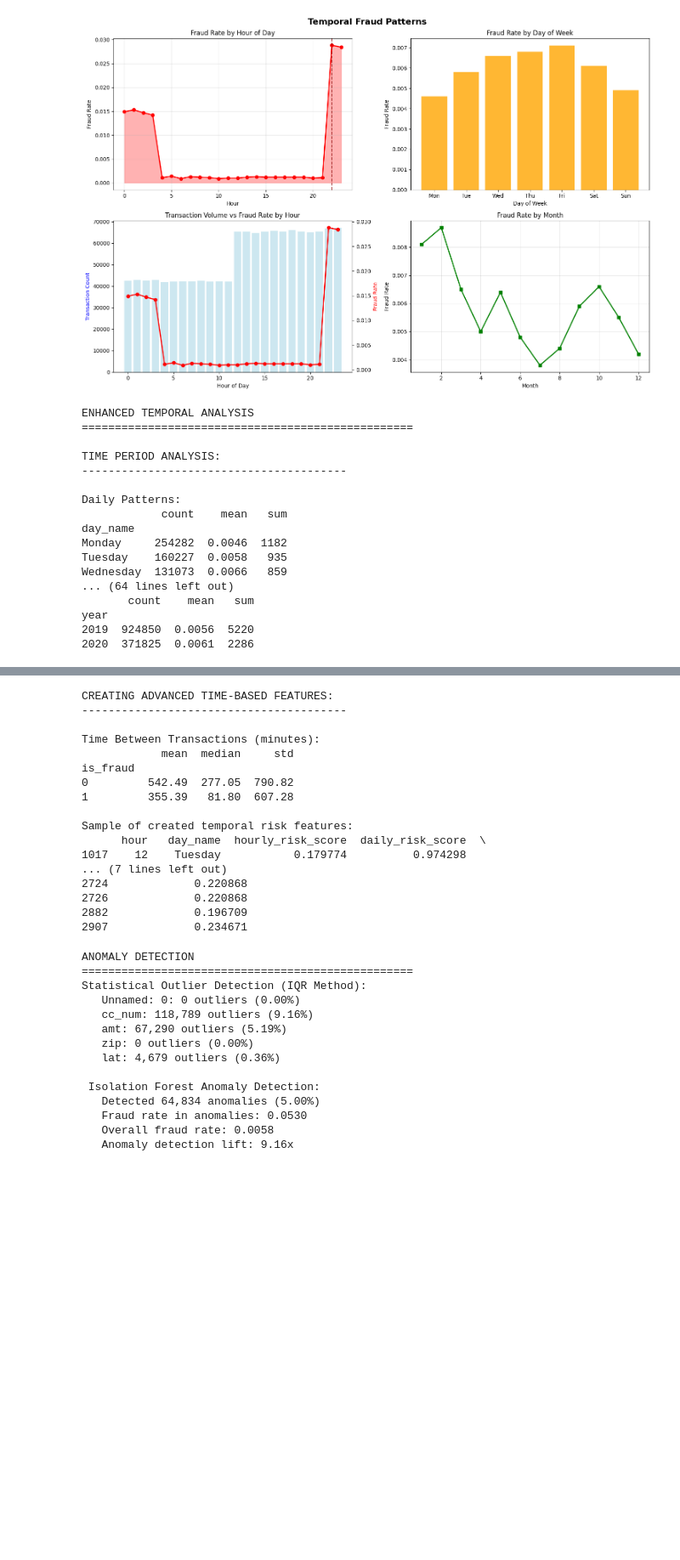
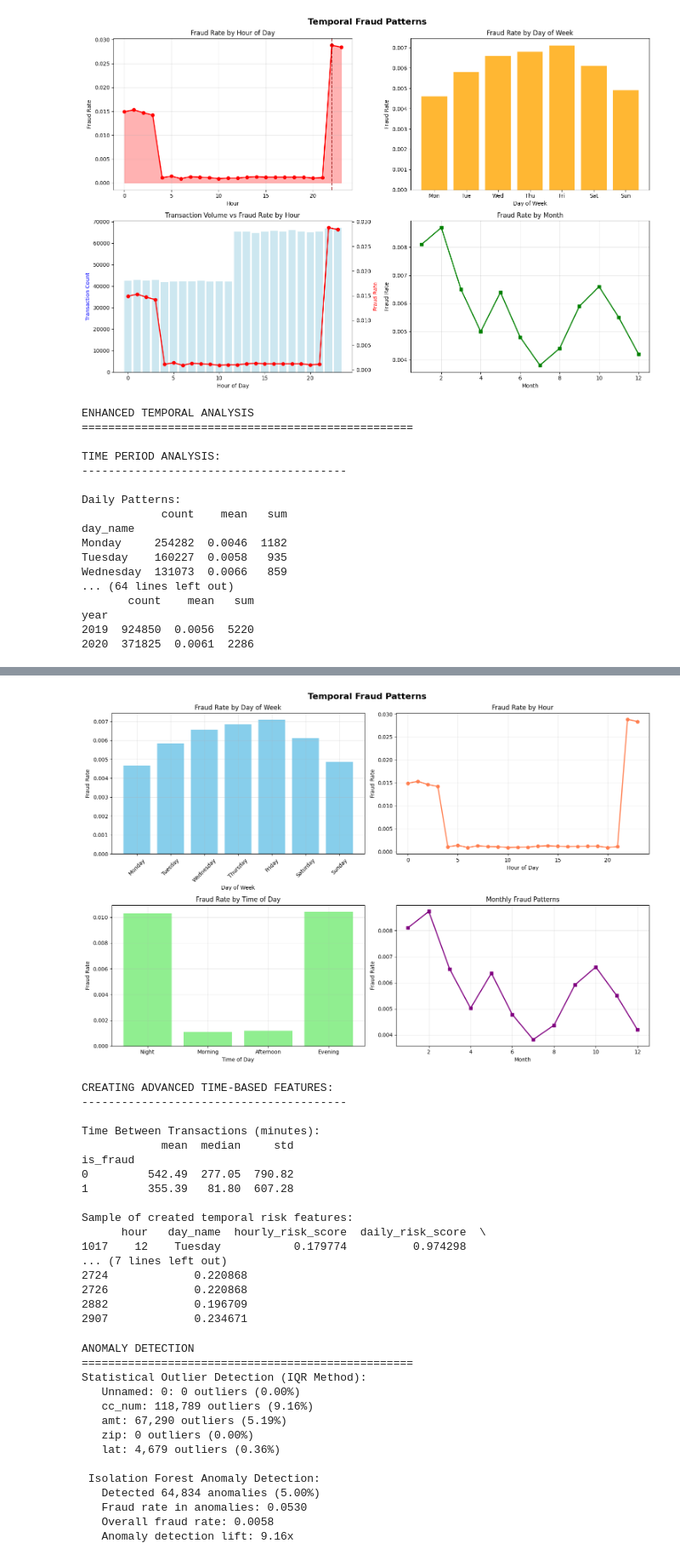
Before and after one commit to MohamadHijazi28/Fraud-Transactions, a Jupyter notebook: PipeLine.ipynb, the cells around one changed output, grey strips where cells are left out. Shown at 85% size. Saved outputs shown, nothing was run; the diff lists cells and outputs as text; code cells hidden in the pictures; blank space fills up the shorter version.

```diff
--- a/PipeLine.ipynb
+++ b/PipeLine.ipynb
@@ -478,60 +478,44 @@ def enhanced_temporal_analysis(df):
         print("\nYearly Patterns:")
         print(yearly_patterns.round(4))
 
-    # Create comparison visualizations
-    fig = make_subplots(rows=2, cols=2,
-                       subplot_titles=('Fraud Rate by Day of Week',
-                                      'Fraud Rate by Hour',
-                                      'Fraud Rate by Time of Day',
-                                      'Monthly Fraud Patterns'))
+    # Create visualization using matplotlib
+    fig, axes = plt.subplots(2, 2, figsize=(15, 10))
+    fig.suptitle('Temporal Fraud Patterns', fontsize=16, fontweight='bold')
 
-    # 1. Day of week
-    fig.add_trace(
-        go.Bar(x=daily_patterns.index,
-               y=daily_patterns['mean'],
-               marker_color='skyblue',
-               name='Fraud Rate'),
-        row=1, col=1
-    )
+    # 1. Fraud Rate by Day of Week
+    axes[0,0].bar(daily_patterns.index, daily_patterns['mean'], color='skyblue')
+    axes[0,0].set_title('Fraud Rate by Day of Week')
+    axes[0,0].set_xlabel('Day of Week')
+    axes[0,0].set_ylabel('Fraud Rate')
+    axes[0,0].tick_params(axis='x', rotation=45)
+    axes[0,0].grid(True, alpha=0.3)
 
-    # 2. Hourly patterns
-    fig.add_trace(
-        go.Scatter(x=hourly_patterns.index,
-                  y=hourly_patterns['mean'],
-                  mode='lines+markers',
-                  line_color='coral',
-                  name='Fraud Rate'),
-        row=1, col=2
-    )
+    # 2. Fraud Rate by Hour
+    axes[0,1].plot(hourly_patterns.index, hourly_patterns['mean'],
+                  marker='o', color='coral', linewidth=2)
+    axes[0,1].set_title('Fraud Rate by Hour')
+    axes[0,1].set_xlabel('Hour of Day')
+    axes[0,1].set_ylabel('Fraud Rate')
+    axes[0,1].grid(True, alpha=0.3)
 
-    # 3. Time of day
-    fig.add_trace(
-        go.Bar(x=time_of_day_patterns.index,
-               y=time_of_day_patterns['mean'],
-               marker_color='lightgreen',
-               name='Fraud Rate'),
-        row=2, col=1
-    )
+    # 3. Fraud Rate by Time of Day
+    axes[1,0].bar(time_of_day_patterns.index, time_of_day_patterns['mean'],
+                 color='lightgreen')
+    axes[1,0].set_title('Fraud Rate by Time of Day')
+    axes[1,0].set_xlabel('Time of Day')
+    axes[1,0].set_ylabel('Fraud Rate')
+    axes[1,0].grid(True, alpha=0.3)
 
-    # 4. Monthly patterns
-    fig.add_trace(
-        go.Scatter(x=monthly_patterns.index,
-                  y=monthly_patterns['mean'],
-                  mode='lines+markers',
-                  line_color='purple',
-                  name='Fraud Rate'),
-        row=2, col=2
-    )
+    # 4. Monthly Fraud Patterns
+    axes[1,1].plot(monthly_patterns.index, monthly_patterns['mean'],
+                  marker='s', color='purple', linewidth=2)
+    axes[1,1].set_title('Monthly Fraud Patterns')
+    axes[1,1].set_xlabel('Month')
+    axes[1,1].set_ylabel('Fraud Rate')
+    axes[1,1].grid(True, alpha=0.3)
 
-    fig.update_layout(
-        height=800,
-        width=800,
-        title_text="Comprehensive Temporal Fraud Patterns",
-        showlegend=False,
-        template='plotly_white'
-    )
-
-    fig.show()
+    plt.tight_layout()
+    plt.show()
 
     # Advanced time-based features
     print("\nCREATING ADVANCED TIME-BASED FEATURES:")
@@ -571,7 +555,7 @@ def enhanced_temporal_analysis(df):
         'enhanced_df': df
     }
 
-
+# Run enhanced temporal analysis
 enhanced_temp_results = enhanced_temporal_analysis(df)
 # %% [output]
 ENHANCED TEMPORAL ANALYSIS
@@ -595,3 +578,4 @@ year
+[figure, added]
 CREATING ADVANCED TIME-BASED FEATURES:
 ----------------------------------------
 
```
Also changed, not shown: parts of 1 cell of this notebook.
